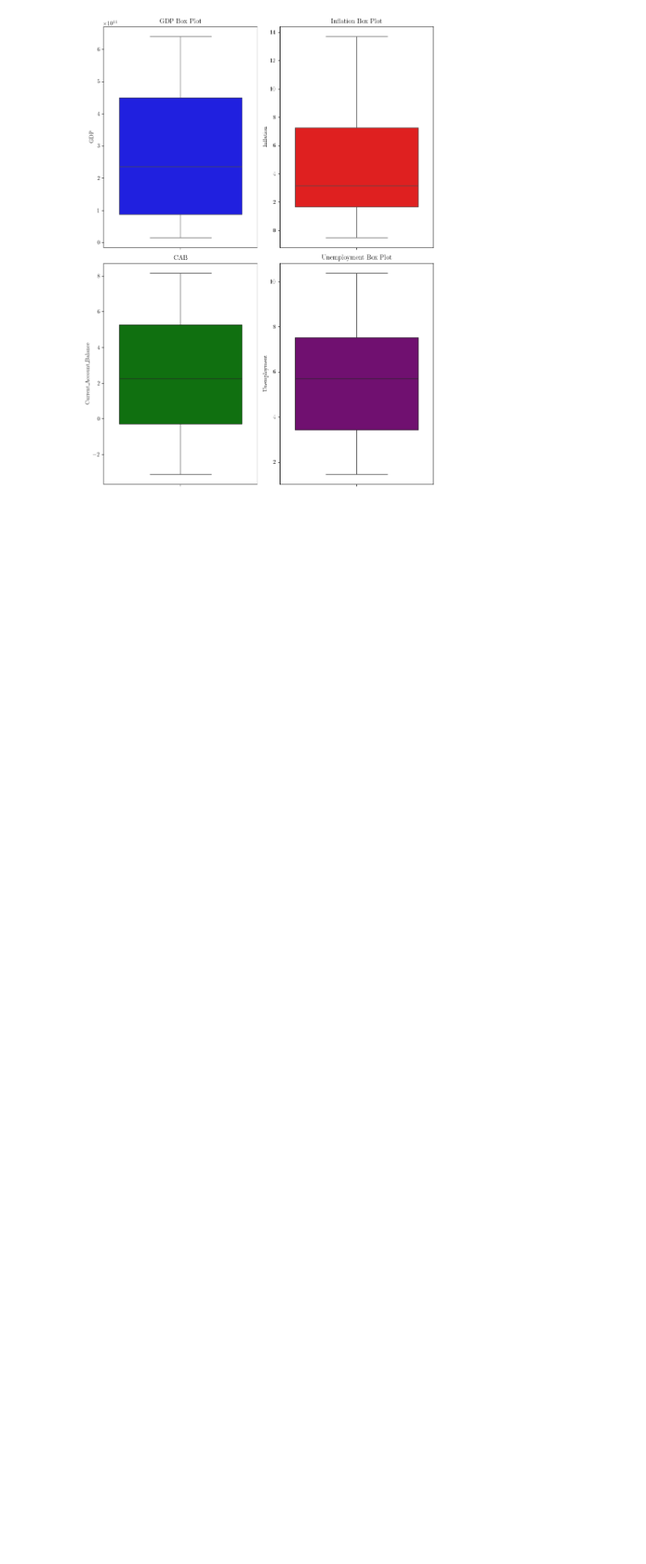
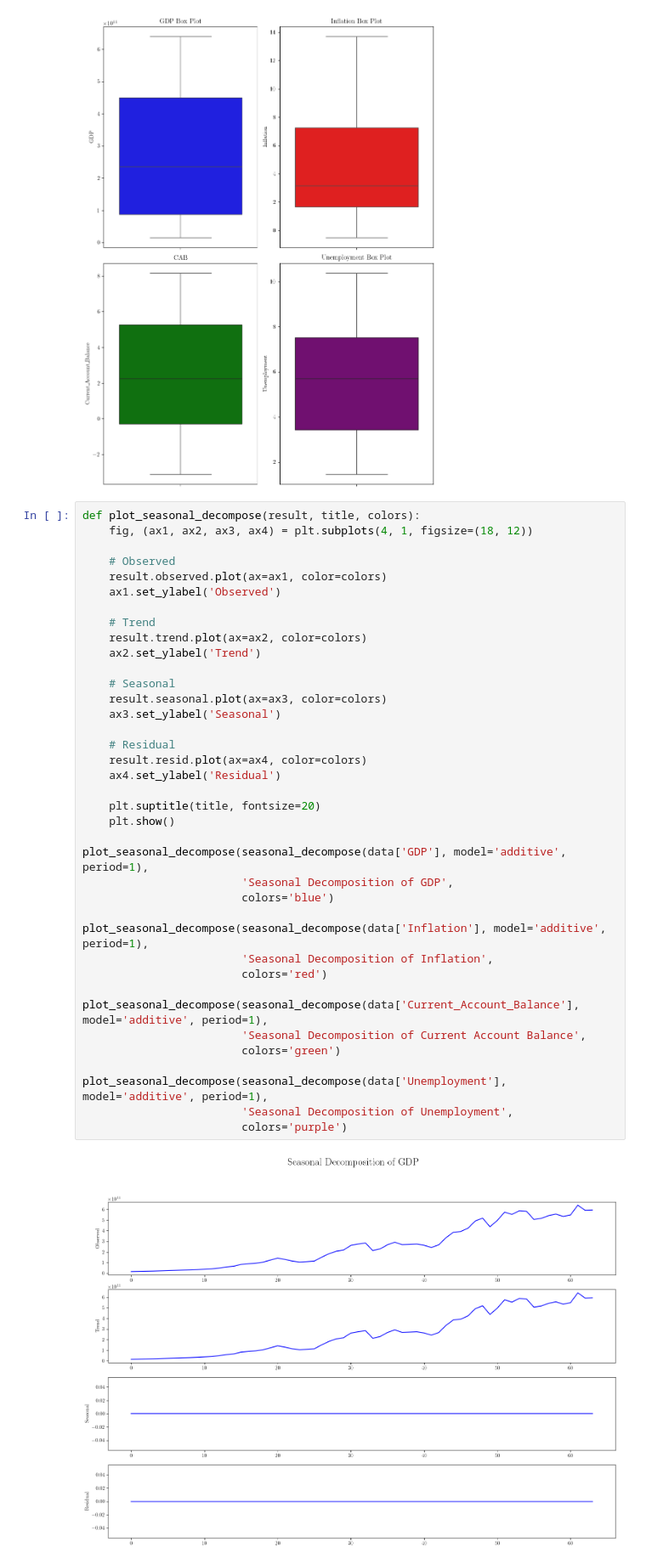
Before and after one commit to arnobmukherjee1988/Swedish_Economic_Analysis, a Jupyter notebook: eda.ipynb, the cells around one changed output. Shown at 85% size. Saved outputs shown, nothing was run; the diff lists cells and outputs as text; blank space fills up the shorter version.

Commit message:
EDA complete, with plots

```diff
--- a/eda.ipynb
+++ b/eda.ipynb
@@ -260,3 +260,43 @@ plt.savefig('boxplots.pdf')
 plt.show()
 # %% [output]
 [figure]
+# %%
+def plot_seasonal_decompose(result, title, colors):
+    fig, (ax1, ax2, ax3, ax4) = plt.subplots(4, 1, figsize=(18, 12))
+
+    # Observed
+    result.observed.plot(ax=ax1, color=colors)
+    ax1.set_ylabel('Observed')
+
+    # Trend
+    result.trend.plot(ax=ax2, color=colors)
+    ax2.set_ylabel('Trend')
+
+    # Seasonal
+    result.seasonal.plot(ax=ax3, color=colors)
+    ax3.set_ylabel('Seasonal')
+
+    # Residual
+    result.resid.plot(ax=ax4, color=colors)
+    ax4.set_ylabel('Residual')
+
+    plt.suptitle(title, fontsize=20)
+    plt.show()
+
+plot_seasonal_decompose(seasonal_decompose(data['GDP'], model='additive', period=1),
+                        'Seasonal Decomposition of GDP',
+                        colors='blue')
+
+plot_seasonal_decompose(seasonal_decompose(data['Inflation'], model='additive', period=1),
+                        'Seasonal Decomposition of Inflation',
+                        colors='red')
+
+plot_seasonal_decompose(seasonal_decompose(data['Current_Account_Balance'], model='additive', period=1),
+                        'Seasonal Decomposition of Current Account Balance',
+                        colors='green')
+
+plot_seasonal_decompose(seasonal_decompose(data['Unemployment'], model='additive', period=1),
+                        'Seasonal Decomposition of Unemployment',
+                        colors='purple')
+# %% [output]
+[figure, added]
```
Also changed, not shown: parts of 1 cell of this notebook, 6 other files.
